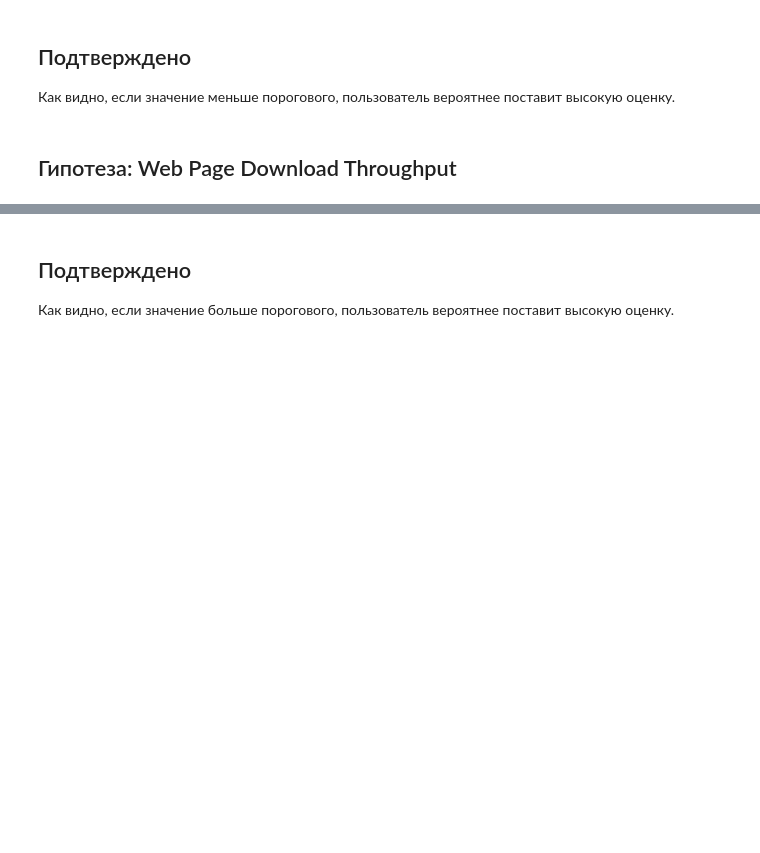
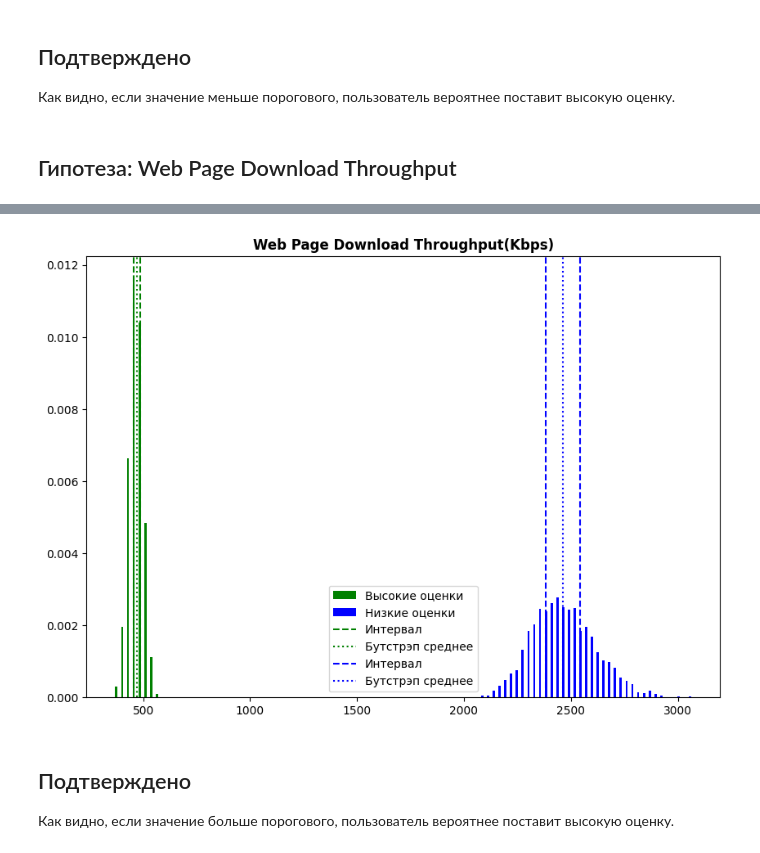
Before and after one commit to german-leontiev/data_analyst_course_work, a Jupyter notebook: mf_proj.ipynb, the cells around one changed output, grey strips where cells are left out. Cells and saved outputs as stored; diff of their text form; code cells hidden in the pictures; blank space fills up the shorter version.

```diff
--- a/mf_proj.ipynb
+++ b/mf_proj.ipynb
@@ -283,3 +317,35 @@ plt.show()
+# %%
+fig, ax = plt.subplots(figsize=(10,7))
+
+np.random.seed(10**7)
+n_bins = 100
+x = np.vstack((samples_h, samples_l)).T
+
+colors = ['green', 'blue']
+
+plt.hist(x, n_bins, density = True,
+         histtype ='bar',
+         color = colors,
+         label = ["Высокие оценки", "Низкие оценки"])
+
+l,h = get_intervals_b(high_vals)
+plt.axvline(x = l, color = colors[0], label = 'Интервал', linestyle='--')
+plt.axvline(x = h, color = colors[0], linestyle='--')
+plt.axvline(x = bm_h, color = colors[0], linestyle=':', label = 'Бутстрэп среднее')
+
+l,h = get_intervals_b(low_vals)
+plt.axvline(x = l, color = colors[1], label = 'Интервал', linestyle='--')
+plt.axvline(x = h, color = colors[1], linestyle='--')
+plt.axvline(x = bm_l, color = colors[1], linestyle=':', label = 'Бутстрэп среднее')
+
+
+plt.legend(prop ={'size': 10})
+
+plt.title(f'{par}',
+          fontweight ="bold")
+plt.show()
+# %% [output]
+[figure, added]
 # %% [markdown]
 ## Подтверждено
 Как видно, если значение больше порогового, пользователь вероятнее поставит высокую оценку.
```
Also changed, not shown: parts of 16 cells of this notebook.
